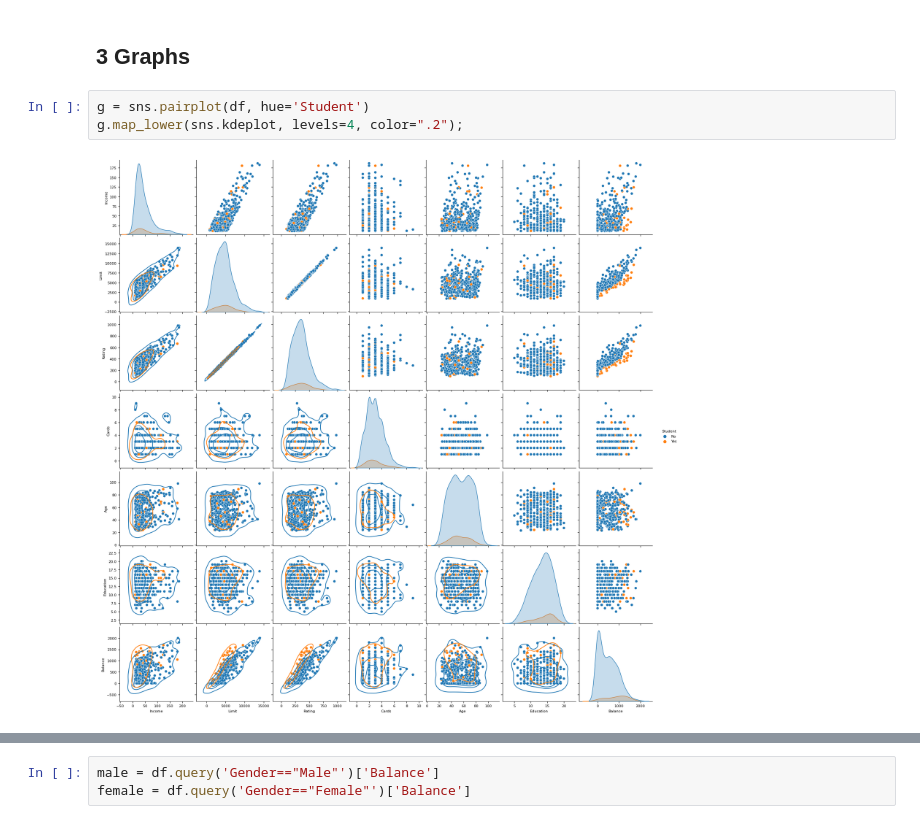
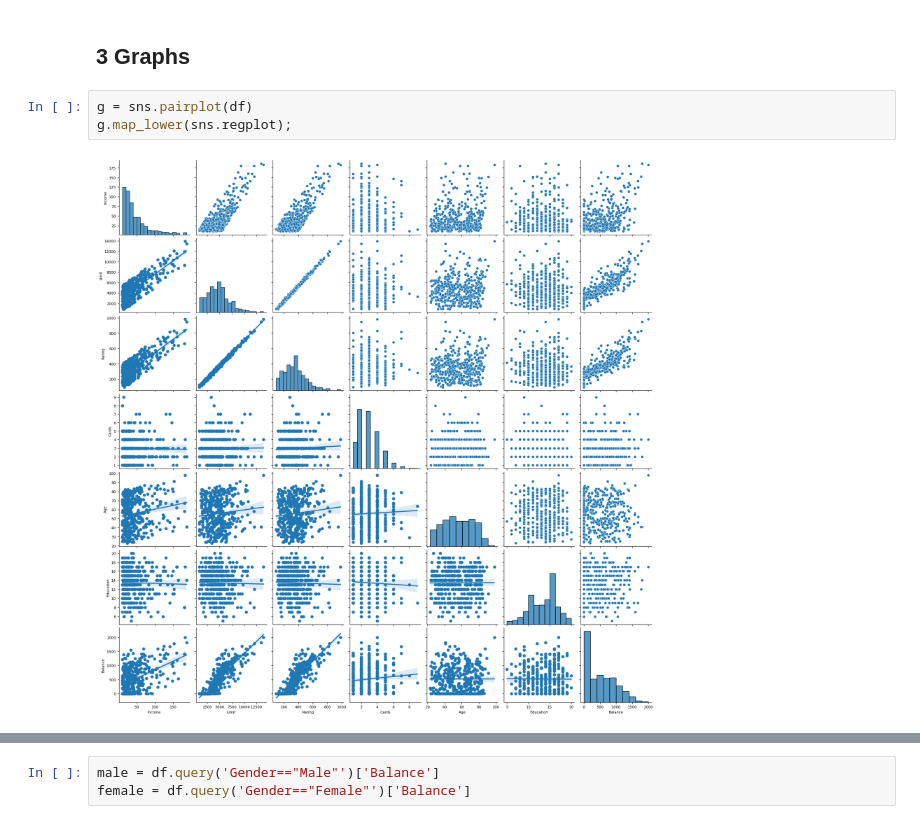
Before and after one commit to cmd-master/std-islr, a Jupyter notebook: creditcard.ipynb, the cells around one changed output, grey strips where cells are left out. Saved outputs shown, nothing was run; the diff lists cells and outputs as text.

```diff
--- a/creditcard.ipynb
+++ b/creditcard.ipynb
@@ -91,10 +119,10 @@ sns.heatmap(corr, annot=True
 # %% [markdown]
 ## 3 Graphs
 # %%
-g = sns.pairplot(df, hue='Student')
-g.map_lower(sns.kdeplot, levels=4, color=".2");
+g = sns.pairplot(df)
+g.map_lower(sns.regplot);
 # %% [output]
-[figure, old version]
+[figure, new version]
 # %%
 plt.hist('Balance', bins=100, data=df.query('Gender=="Male"'));
 plt.hist('Balance', bins=100, data=df.query('Gender=="Female"'));
```
Also changed, not shown: parts of 5 cells of this notebook.
